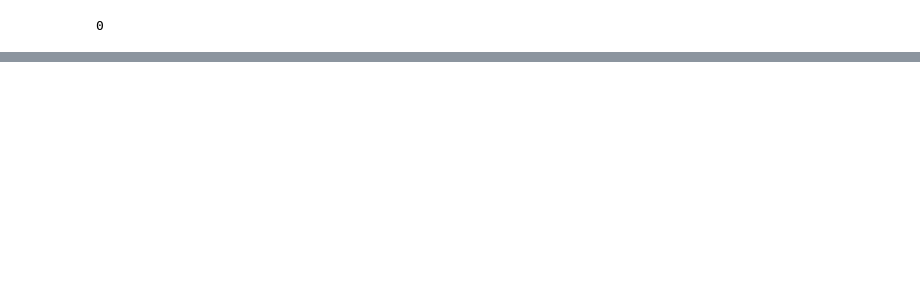
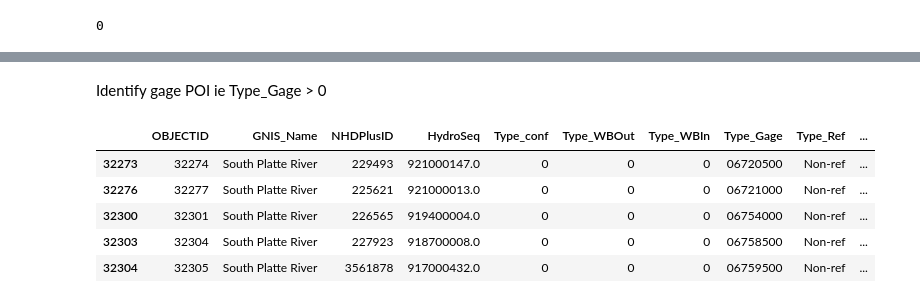
Before and after one commit to rmcd-mscb/onhm2thredds, a Jupyter notebook: notebook/getnhm_segment.ipynb, the cells around one changed output, grey strips where cells are left out. Saved outputs shown, nothing was run; the diff lists cells and outputs as text; code cells hidden in the pictures; blank space fills up the shorter version.

```diff
--- a/notebook/getnhm_segment.ipynb
+++ b/notebook/getnhm_segment.ipynb
@@ -125,0 +200,12 @@ gf_poi
+# %% [markdown]
+Identify gage POI ie Type_Gage > 0
+# %%
+gf_poi_gage = gf_poi[gf_poi.Type_Gage.astype(int) > 0]
+gf_poi_gage.tail()
+# %% [output]
+|  | OBJECTID | GNIS_Name | NHDPlusID | HydroSeq | Type_conf | Type_WBOut | Type_WBIn | Type_Gage | Type_Ref | ... |
+| 32273 | 32274 | South Platte River | 229493 | 921000147.0 | 0 | 0 | 0 | 06720500 | Non-ref | ... |
+| 32276 | 32277 | South Platte River | 225621 | 921000013.0 | 0 | 0 | 0 | 06721000 | Non-ref | ... |
+| 32300 | 32301 | South Platte River | 226565 | 919400004.0 | 0 | 0 | 0 | 06754000 | Non-ref | ... |
+| 32303 | 32304 | South Platte River | 227923 | 918700008.0 | 0 | 0 | 0 | 06758500 | Non-ref | ... |
+| 32304 | 32305 | South Platte River | 3561878 | 917000432.0 | 0 | 0 | 0 | 06759500 | Non-ref | ... |
```
Also changed, not shown: parts of 29 cells of this notebook.
